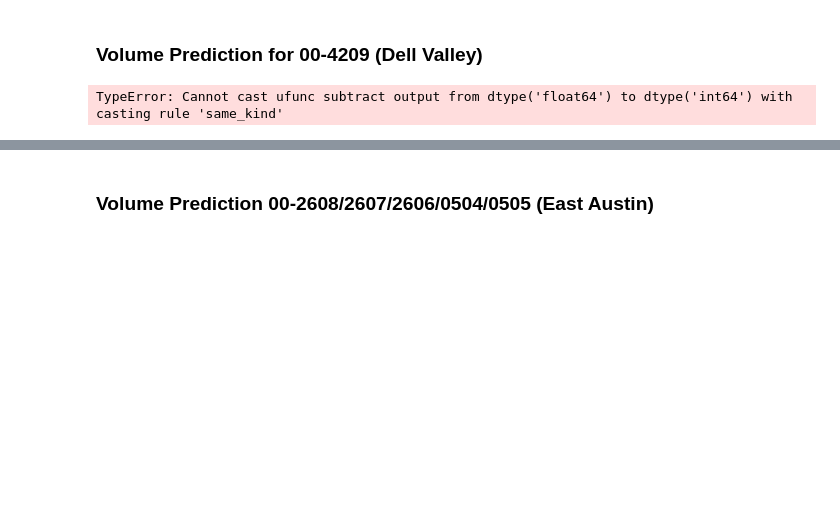
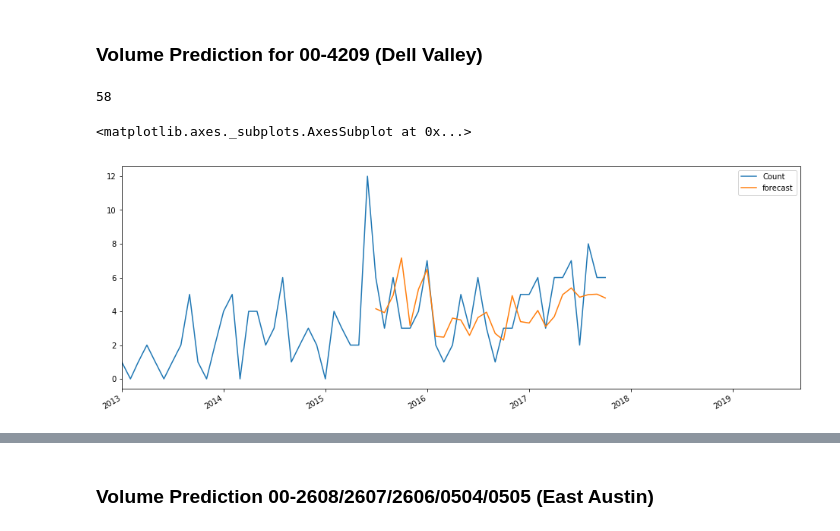
Before and after one commit to madderle/Hack-Austin, a Jupyter notebook: Response Area Volume Prediction.ipynb, the cells around one changed output, grey strips where cells are left out. Drawn from its saved outputs; the diff is of its cells as text; code cells hidden in the pictures; blank space fills up the shorter version.

Commit message:
used Arima instead of seasonal arima.
- fixed the float error for dell valley, however, not converging because not enough datapoints.

```diff
--- a/Response Area Volume Prediction.ipynb
+++ b/Response Area Volume Prediction.ipynb
@@ -235,35 +241,38 @@ future_final_df.to_csv('./Predictions/Volume Prediction for RA 00-01XX.csv')
 ### Volume Prediction for 00-4209 (Dell Valley)
 # %%
 import statsmodels as st
+from pandas.tseries.offsets import DateOffset
 
 #Create Dataframe
 RA_00_4209_df = final_df[final_df['Response Area (COA Only)']=='00-4209']
 
 #Group By Month and create new dataframe
 RA_00_4209_month_df = RA_00_4209_df.groupby(pd.TimeGrouper("M")).count()['Master Incident Number'].to_frame()
 
 #Rename the column
 RA_00_4209_month_df.columns = ['Count']
 #Drop the last column. Its an outlier
 RA_00_4209_month_df.drop(RA_00_4209_month_df.index[-1], inplace=True)
 
-RA_East_Austin_month_df['Count'].astype('int64')
-
+#RA_East_Austin_month_df['Count'].astype('int64')
+print(len(RA_00_4209_month_df))
 #Build out ARIMA Model
-#model = sm.tsa.statespace.SARIMAX(RA_00_4209_month_df['Count'], order=(2,2,2), seasonal_order=(1,1,1,12))
-model = st.tsa.arima_model.ARIMA(RA_00_4209_month_df['Count'], (2,0,1))
+#model = sm.tsa.statespace.SARIMAX(RA_00_4209_month_df['Count'], order=(1,0,1), seasonal_order=(1,1,1,1))
+model = st.tsa.arima_model.ARIMA(RA_00_4209_month_df['Count'].astype(float), (10,0,1))
 model_result = model.fit()
 
 #Add Forecast Dates
-future_dates = [RA_00_4209_month_df.index[-1] + DateOffset(months=x) for x in range(1,24)]
-future_df = pd.DataFrame(index=future_dates, columns=RA_00_4209_month_df.columns)
+future_dates_4209 = [RA_00_4209_month_df.index[-1] + DateOffset(months=x) for x in range(1,24)]
+future_df_4209 = pd.DataFrame(index=future_dates_4209, columns=RA_00_4209_month_df.columns)
 
-future_final_df = pd.concat([RA_00_4209_month_df,future_df])
+future_final_df_4209 = pd.concat([RA_00_4209_month_df,future_df_4209])
 #Since have 24 more points
-future_final_df['forecast'] = model_result.predict(start=60, end=94)
+future_final_df_4209['forecast'] = model_result.predict(start=30, end=70)
 
 
-future_final_df[['Count', 'forecast']].plot(figsize=(16,6))
-future_final_df.to_csv('./Predictions/Volume Prediction for RA 00-4209.csv')
+future_final_df_4209[['Count', 'forecast']].plot(figsize=(16,6))
+#future_final_df_4209.to_csv('./Predictions/Volume Prediction for RA 00-4209.csv')
 # %% [output]
-TypeError: Cannot cast ufunc subtract output from dtype('float64') to dtype('int64') with casting rule 'same_kind'
+58
+<matplotlib.axes._subplots.AxesSubplot at 0x...>
+[figure, added]
```
Also changed, not shown: parts of 7 cells of this notebook.
